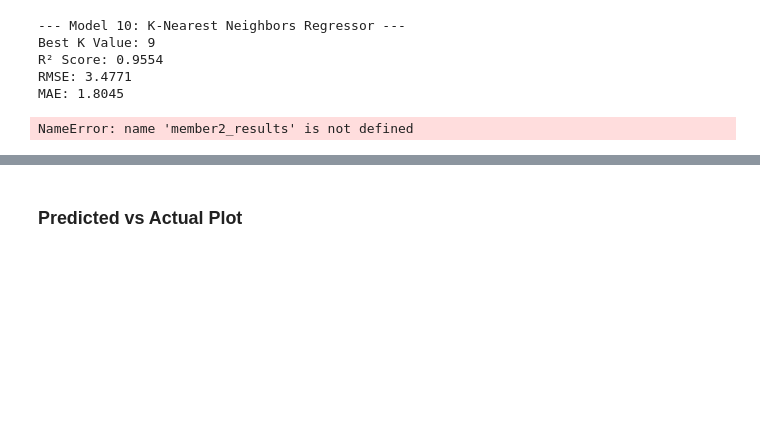
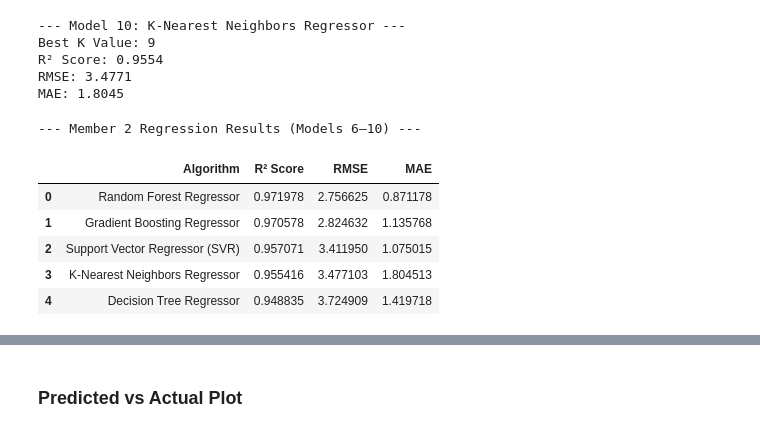
Before and after one commit to SAMYUKTHARAVICHANDRAN/AI-Based-Ride-Hailing-Demand-Prediction-and-Service-Optimization, a Jupyter notebook: notebooks/Regression.ipynb, the cells around one changed output, grey strips where cells are left out. Cells and saved outputs as stored; diff of their text form; code cells hidden in the pictures; blank space fills up the shorter version.

```diff
--- a/notebooks/Regression.ipynb
+++ b/notebooks/Regression.ipynb
@@ -1395,35 +1395,41 @@ results = pd.DataFrame({
         svr_r2,
         knn_r2
     ],
 
     'RMSE': [
         dt_rmse,
         rf_rmse,
         gb_rmse,
         svr_rmse,
         knn_rmse
     ],
 
     'MAE': [
         dt_mae,
         rf_mae,
         gb_mae,
         svr_mae,
         knn_mae
     ]
 })
 
 # Rank models by R² Score
-results = member2_results.sort_values(
+results = results.sort_values(
     by='R² Score',
     ascending=False
 ).reset_index(drop=True)
 
 print("--- Member 2 Regression Results (Models 6–10) ---")
 
 display(results)
 # %% [output]
-NameError: name 'member2_results' is not defined
+--- Member 2 Regression Results (Models 6–10) ---
+|  | Algorithm | R² Score | RMSE | MAE |
+| 0 | Random Forest Regressor | 0.971978 | 2.756625 | 0.871178 |
+| 1 | Gradient Boosting Regressor | 0.970578 | 2.824632 | 1.135768 |
+| 2 | Support Vector Regressor (SVR) | 0.957071 | 3.411950 | 1.075015 |
+| 3 | K-Nearest Neighbors Regressor | 0.955416 | 3.477103 | 1.804513 |
+| 4 | Decision Tree Regressor | 0.948835 | 3.724909 | 1.419718 |
 # %%
 # CONSOLIDATED REGRESSION RESULTS
 
```
Also changed, not shown: parts of 6 cells of this notebook.
